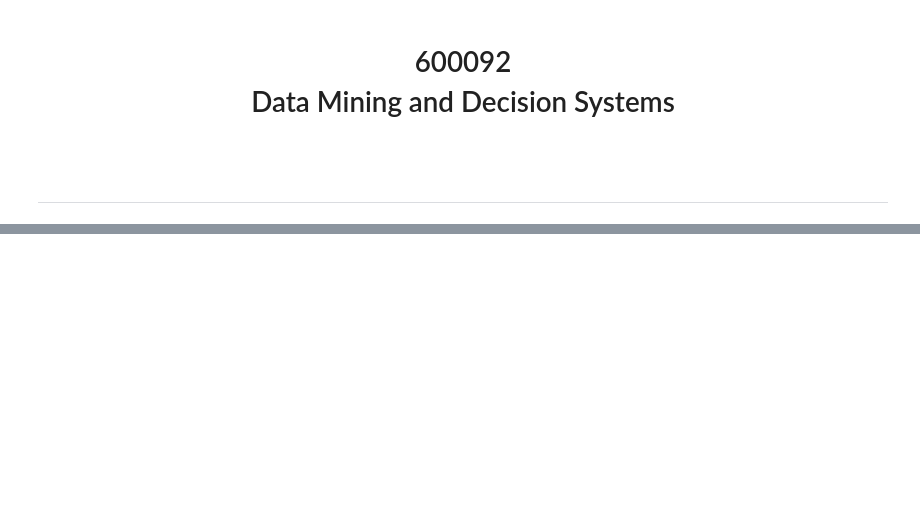
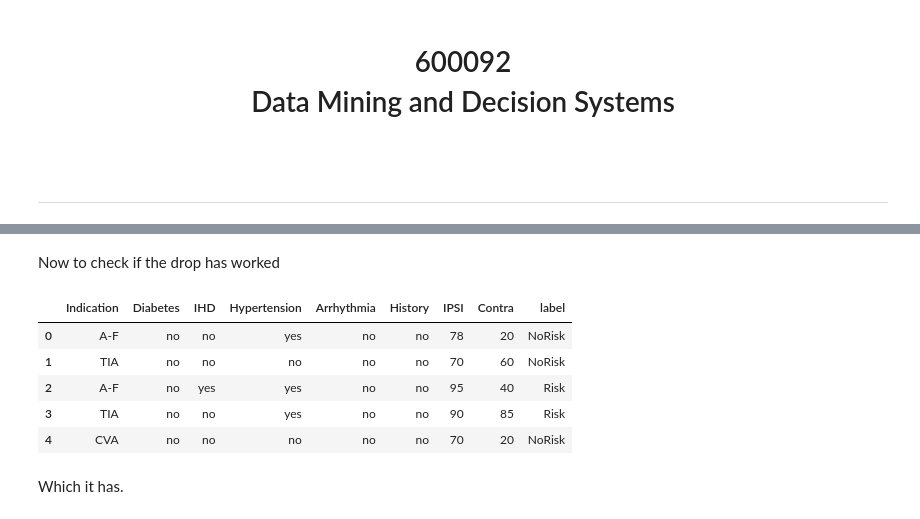
Before and after one commit to kthrasher1/Data_Mining, a Jupyter notebook: ACW/ACW_Jupyter_Notebook.ipynb, the cells around one changed output, grey strips where cells are left out. Saved outputs shown, nothing was run; the diff lists cells and outputs as text; code cells hidden in the pictures; blank space fills up the shorter version.

```diff
--- a/ACW/ACW_Jupyter_Notebook.ipynb
+++ b/ACW/ACW_Jupyter_Notebook.ipynb
@@ -50,0 +319,15 @@ dtype: int64
+# %%
+df_copy.drop("Id", axis=1, inplace = True)
+# %% [markdown]
+Now to check if the drop has worked
+# %%
+df_copy.head()
+# %% [output]
+|  | Indication | Diabetes | IHD | Hypertension | Arrhythmia | History | IPSI | Contra | label |
+| 0 | A-F | no | no | yes | no | no | 78 | 20 | NoRisk |
+| 1 | TIA | no | no | no | no | no | 70 | 60 | NoRisk |
+| 2 | A-F | no | yes | yes | no | no | 95 | 40 | Risk |
+| 3 | TIA | no | no | yes | no | no | 90 | 85 | Risk |
+| 4 | CVA | no | no | no | no | no | 70 | 20 | NoRisk |
+# %% [markdown]
+Which it has.
```
Also changed, not shown: parts of 74 cells of this notebook, 4 other files.
